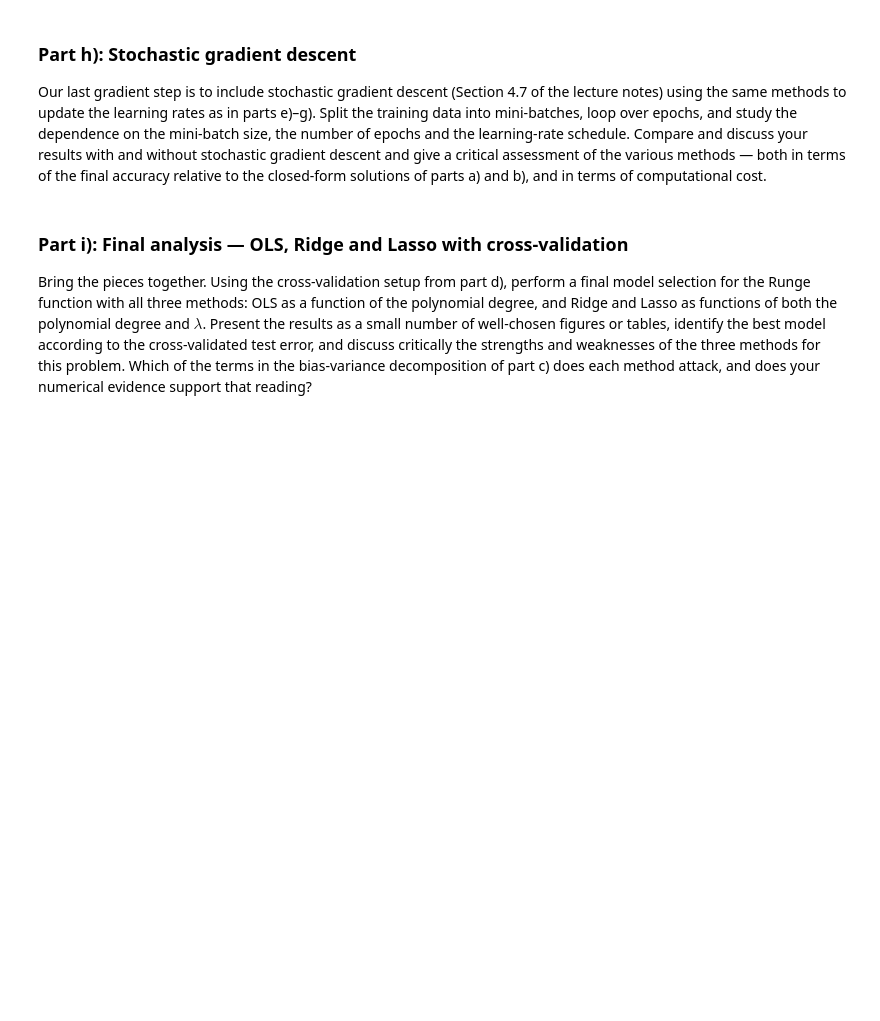
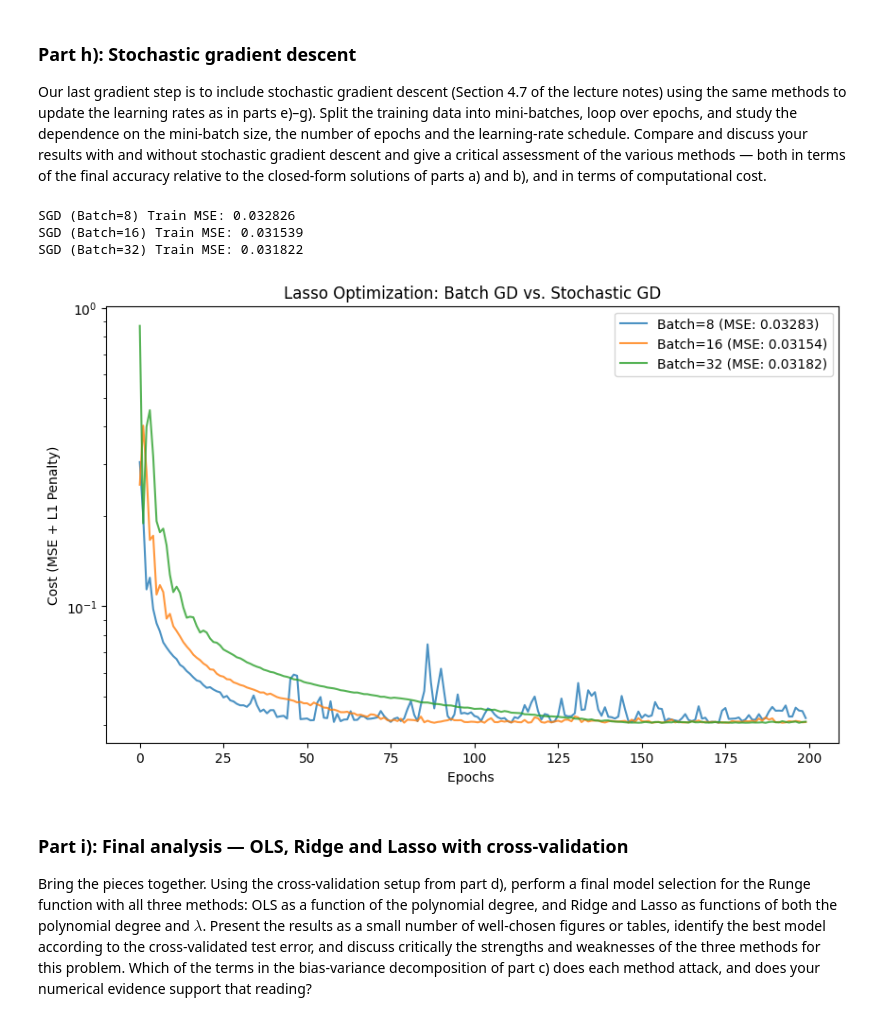
Before and after one commit to GiacomoSaporetti/FYS-STK4155-Project1, a Jupyter notebook: Project1.ipynb, the cells around one changed output. Saved outputs shown, nothing was run; the diff lists cells and outputs as text; code cells hidden in the pictures; blank space fills up the shorter version.

```diff
--- a/Project1.ipynb
+++ b/Project1.ipynb
@@ -1363,6 +1450,77 @@ methods — both in terms of the final accuracy relative to the closed-form
 solutions of parts a) and b), and in terms of computational cost.
 # %%
 # Your code for part h) here
+
+def stoch_grad_desc(X, y, theta0, lmbda, epochs, batch_size, gamma0, method="adam"):
+    n_samples = len(y)
+    n_batches = int(np.ceil(n_samples / batch_size))
+
+    # initialise
+    theta = np.copy(theta0)
+    state = {}
+    mse_history = []
+
+    t = 1 # step counter for adam's bias correction
+
+    for epoch in range(epochs):
+        # shuffle data at start of each epoch
+        indices = np.random.permutation(n_samples)
+        X_shuf = X[indices]
+        y_shuf = y[indices]
+
+        for i in range(n_batches):
+            # slice the mini batches
+            start_idx = i * batch_size
+            end_idx = min(start_idx + batch_size, n_samples)
+            Xi = X_shuf[start_idx: end_idx]
+            yi = y_shuf[start_idx: end_idx]
+
+            # get gradient using jax
+            grad = grad_lasso_ad(theta, Xi, yi, lmbda)
+
+            # learning rate decay
+            gamma_t = gamma0 / (1 + 0.01 * epoch)
+
+            # update parameters
+            theta, state = optimiser_step(method, theta, grad, state, t, gamma=gamma_t)
+            t += 1 # increment
+
+        # log epoch cost for whole dataset
+        mse_history.append(lasso_cost(theta, X, y, lmbda))
+
+    return theta, mse_history
+
+# compare batch Grad Desc with Stoch Grad desc
+
+epochs = 200
+batch_sizes = [8, 16, 32]
+gamma0 = 0.1 # initial learning rate
+
+# plot
+plt.figure(figsize=(10, 6))
+
+for batch_size in batch_sizes:
+    # run Stoch grad desc with adam for current batch size
+    theta_sgd, hist_sgd = stoch_grad_desc(X_train_n, y_train_n, theta0, lmbda, epochs=epochs, batch_size=batch_size, gamma0=gamma0, method="adam")
+
+    # find Stoch grad desc MSE
+    sgd_mse = mean_squared_error(y_train_n, X_train_n @ theta_sgd)
+    print(f"SGD (Batch={batch_size}) Train MSE: {sgd_mse:.6f}")
+
+    # plot learning curve for current batch size
+    plt.plot(range(epochs), hist_sgd, label=f'Batch={batch_size} (MSE: {sgd_mse:.5f})', alpha=0.8)
+
+plt.xlabel("Epochs ")
+plt.ylabel("Cost (MSE + L1 Penalty)")
+plt.title("Lasso Optimization: Batch GD vs. Stochastic GD")
+plt.legend()
+plt.yscale('log')
+plt.show()
+# %% [output]
+SGD (Batch=8) Train MSE: 0.032826
+SGD (Batch=16) Train MSE: 0.031539
+SGD (Batch=32) Train MSE: 0.031822
+[figure, added]
 # %% [markdown]
 ### Part i): Final analysis — OLS, Ridge and Lasso with cross-validation
 
```
Also changed, not shown: parts of 16 cells of this notebook, 2 other files.
